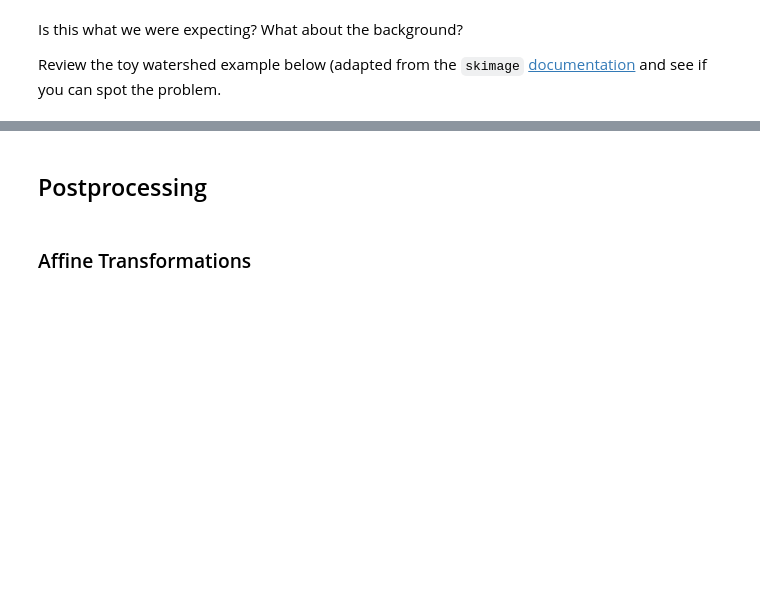
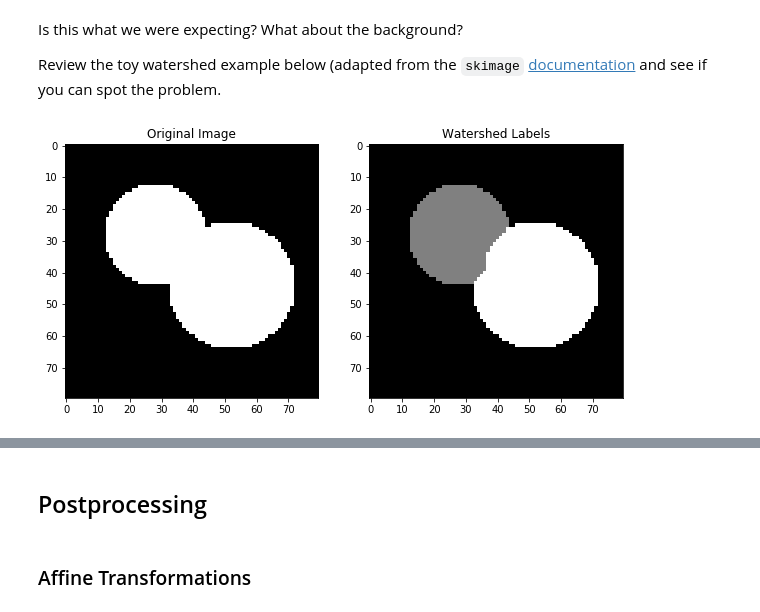
Before and after one commit to vanvalenlab/intro-to-deepcell, a Jupyter notebook: Day2_ImageProcessing.ipynb, the cells around one changed output, grey strips where cells are left out. Drawn from its saved outputs; the diff is of its cells as text; code cells hidden in the pictures; blank space fills up the shorter version.

```diff
--- a/Day2_ImageProcessing.ipynb
+++ b/Day2_ImageProcessing.ipynb
@@ -417,30 +460,32 @@ Review the toy watershed example below (adapted from the `skimage` [documentatio
 # %%
 # Create an image with two overlapping circles
 x, y = np.indices((80, 80))
 x1, y1, x2, y2 = 28, 28, 44, 52
 r1, r2 = 16, 20
 mask_circle1 = (x - x1)**2 + (y - y1)**2 < r1**2
 mask_circle2 = (x - x2)**2 + (y - y2)**2 < r2**2
 image = np.logical_or(mask_circle1, mask_circle2)
 
 # Run the distance transformation and seeding
 from scipy import ndimage as ndi
 distance = ndi.distance_transform_edt(image)
 from skimage.feature import peak_local_max
 local_maxi = peak_local_max(distance, labels=image, footprint=np.ones((3, 3)), indices=False)
 markers = ndi.label(local_maxi)[0]
 
 # Run the watershed transform
-#labels = watershed(-distance, markers, mask=image)
-labels = watershed(-distance, markers)
+labels = watershed(-distance, markers, mask=image)
+#labels = watershed(-distance, markers)
 
 # Visualize
 fig, ax = plt.subplots(1, 2, figsize=(10,10))
 ax[0].imshow(image, interpolation='none', cmap='gray')
 ax[1].imshow(labels, interpolation='none', cmap='gray')
 ax[0].set_title('Original Image')
 ax[1].set_title('Watershed Labels')
 plt.show()
+# %% [output]
+[figure, added]
 # %%
 # Rerun the transform
 #ws = watershed(img_smooth8, seeds_labeled)
```
Also changed, not shown: parts of 21 cells of this notebook, 1 other file.
